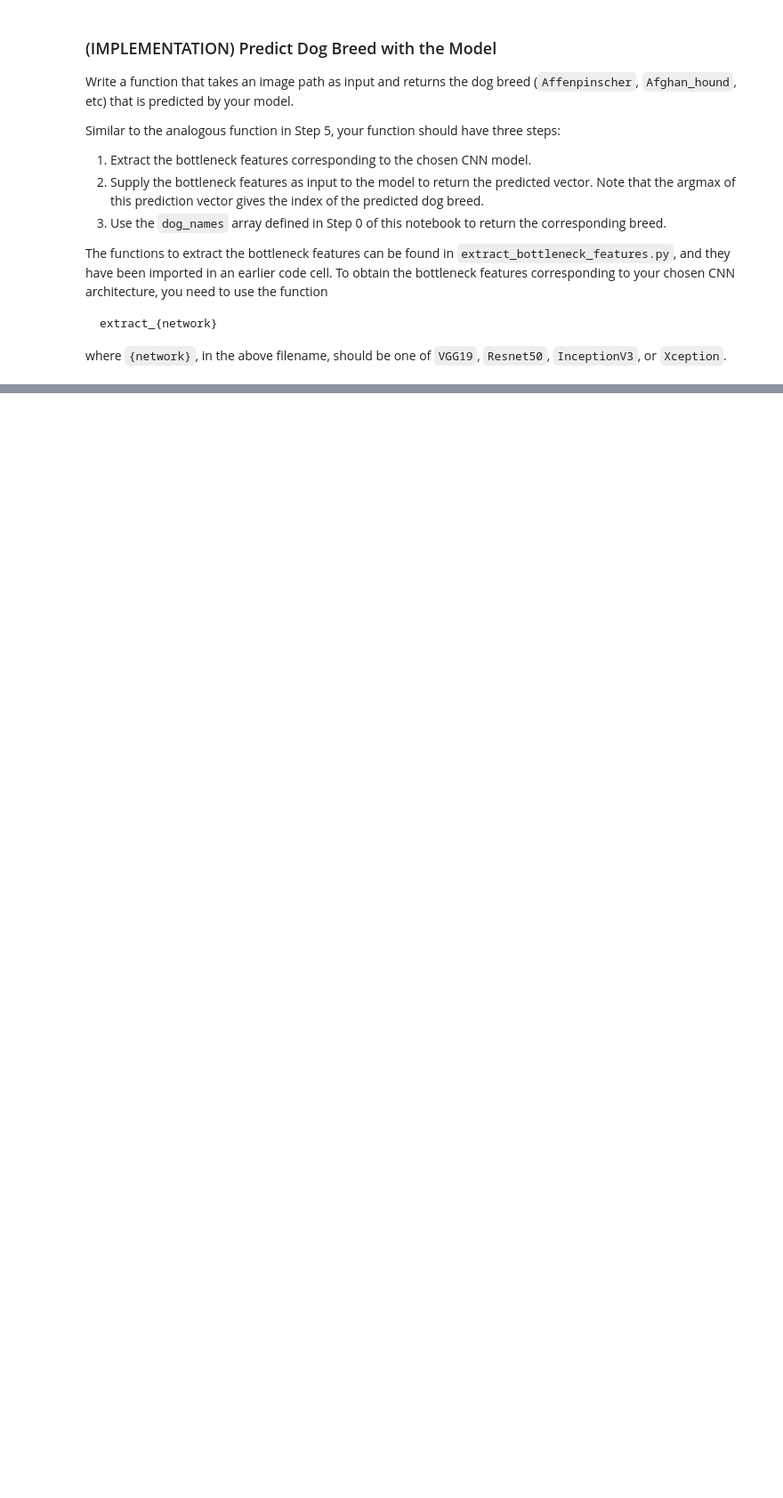
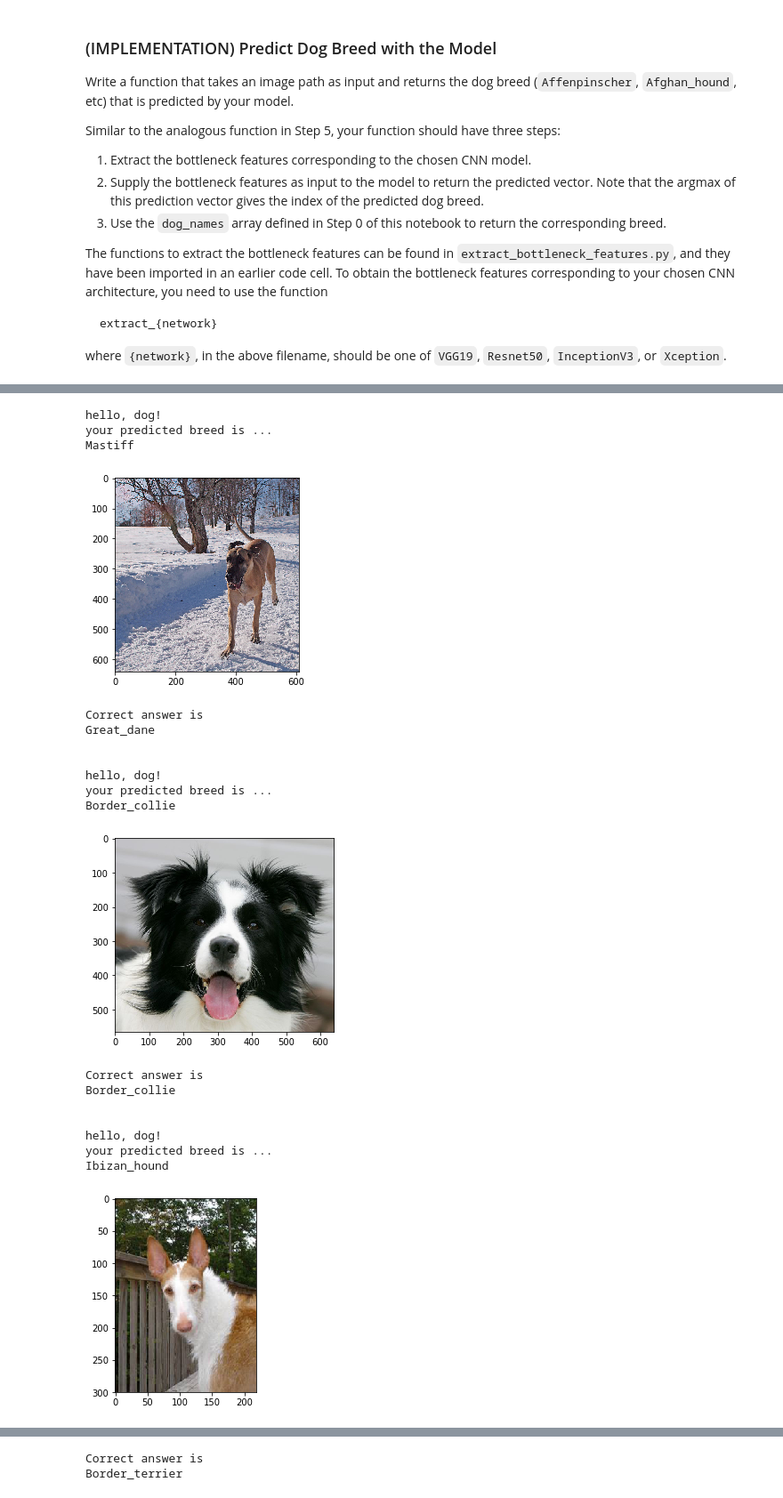
Before and after one commit to Spikhalskiy/dog-project, a Jupyter notebook: dog_app.ipynb, the cells around one changed output, grey strips where cells are left out. Shown at 89% size. Cells and saved outputs as stored; diff of their text form; code cells hidden in the pictures; blank space fills up the shorter version.

Commit message:
Implemented Step 7 and answered all questions

```diff
--- a/dog_app.ipynb
+++ b/dog_app.ipynb
@@ -763,19 +756,19 @@ Some sample output for our algorithm is provided below, but feel free to design
 def plot(image_path):
     image_content = cv2.imread(image_path)
     image_content_rgb = cv2.cvtColor(image_content, cv2.COLOR_BGR2RGB)
-    plt.imshow(cv_rgb)
+    plt.imshow(image_content_rgb)
     plt.show()
 
-def predict_breed(image_path):
+def predict_breed_and_show(image_path):
     if dog_detector(image_path):
         print("hello, dog!")
         print("your predicted breed is ...")
         print(predict_breed(image_path))
         plot(image_path)
-    elif face_detector(img_path):
+    elif face_detector(image_path):
         print("hello, human!")
         plot(image_path)
-        print("You look like a ...".format(VGG19_predict_breed(img_path)))
+        print("You look like a ...")
         print(predict_breed(image_path))
     else:
         return print("1$1*! You doesn't look like a human or a dog")
@@ -823,0 +797,42 @@ for i in human_pict:
+# %%
+## TODO: Execute your algorithm from Step 6 on
+## at least 6 images on your computer.
+## Feel free to use as many code cells as needed.
+
+samples=5
+
+def test_predict_breed_and_show_for_dog(image_index):
+    print("\n")
+    image_path = test_files[image_index]
+    predict_breed_and_show(image_path)
+    print("Correct answer is")
+    print(dog_names[np.argmax(test_targets[image_index])])
+
+def test_predict_breed_and_show_for_human(image_index):
+    print("\n")
+    image_path = human_files[image_index]
+    predict_breed_and_show(image_path)
+    print("And it's actually a human")
+# %%
+[test_predict_breed_and_show_for_dog(index) for index in np.random.randint(len(test_files), size=samples)]
+# %% [output]
+hello, dog!
+your predicted breed is ...
+Mastiff
+[figure, added]
+Correct answer is
+Great_dane
+
+
+hello, dog!
+your predicted breed is ...
+Border_collie
+[figure, added]
+Correct answer is
+Border_collie
+
+
+hello, dog!
+your predicted breed is ...
+Ibizan_hound
+[figure, added]
@@ -823,0 +855,2 @@ for i in human_pict:
+Correct answer is
+Border_terrier
```
Also changed, not shown: parts of 9 cells of this notebook.
